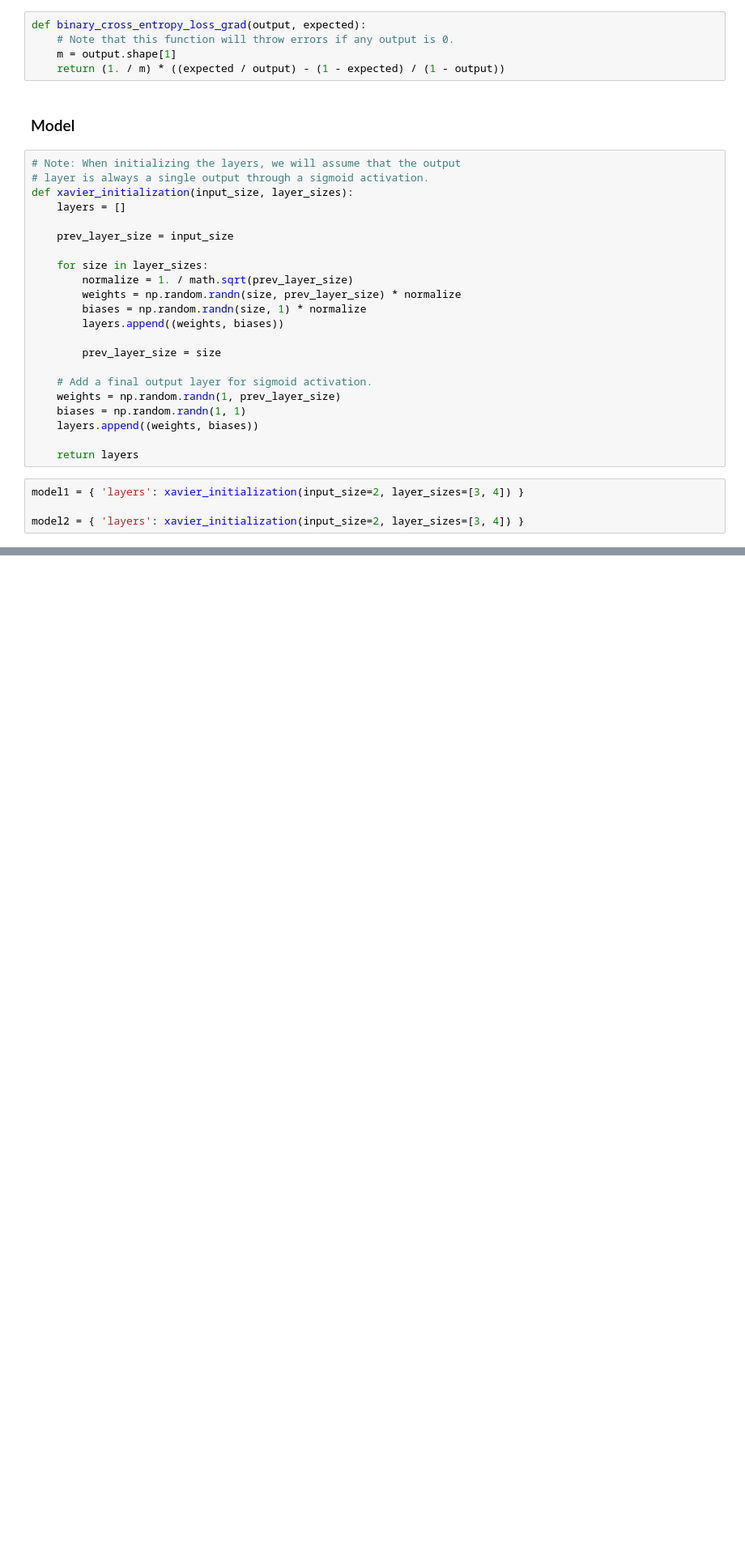
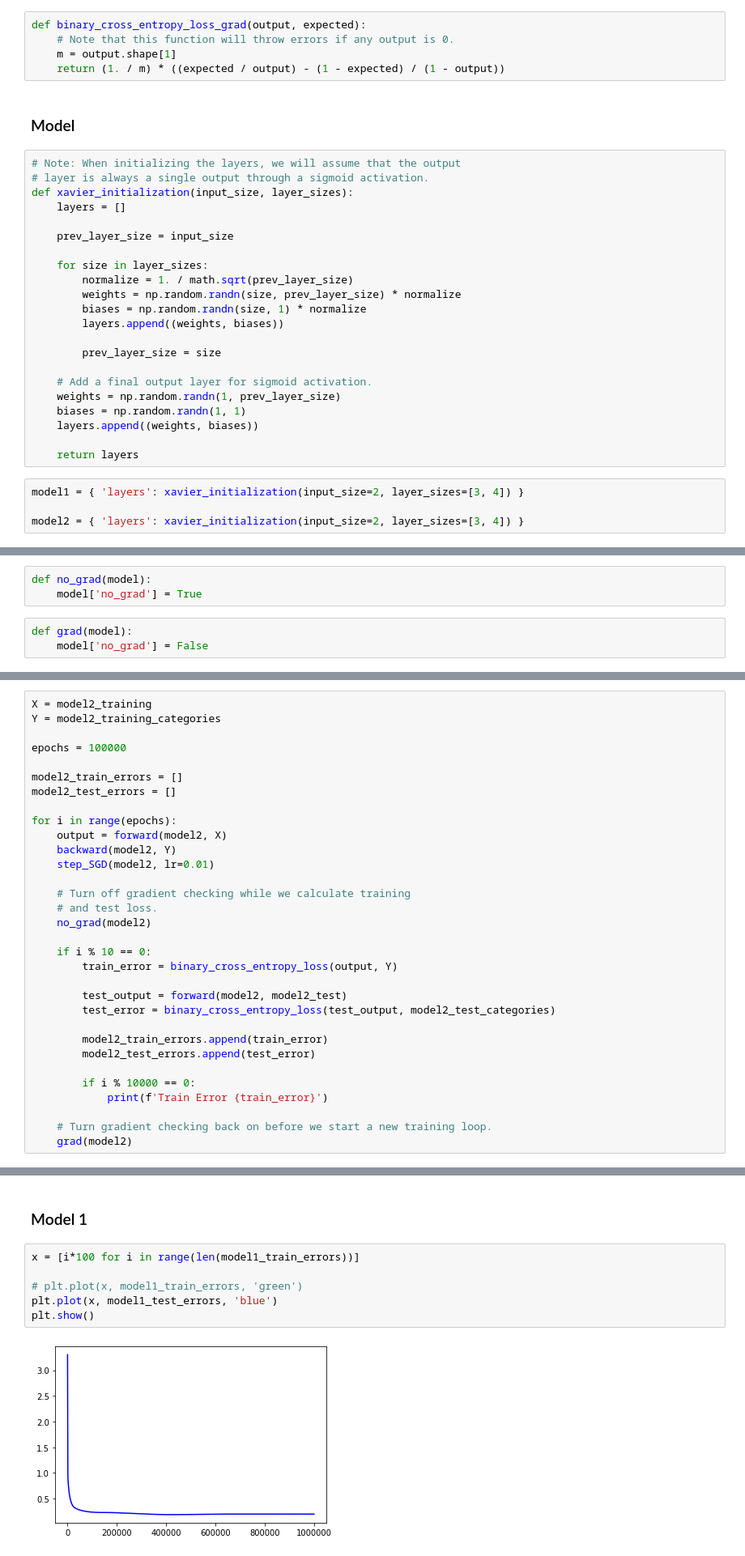
Before and after one commit to brenmcnamara/ML, a Jupyter notebook: projects/Back Propagation.ipynb, the cells around one changed output, grey strips where cells are left out. Shown at 81% size. Drawn from its saved outputs; the diff is of its cells as text; blank space fills up the shorter version.

Commit message:
Saving progress to back prop

```diff
--- a/projects/Back Propagation.ipynb
+++ b/projects/Back Propagation.ipynb
@@ -250,0 +267,6 @@ def backward(model, expected):
+# %%
+def no_grad(model):
+    model['no_grad'] = True
+# %%
+def grad(model):
+    model['no_grad'] = False
@@ -279,0 +356,32 @@ len(model1['layers']))
+# %%
+X = model2_training
+Y = model2_training_categories
+
+epochs = 100000
+
+model2_train_errors = []
+model2_test_errors = []
+
+for i in range(epochs):
+    output = forward(model2, X)
+    backward(model2, Y)
+    step_SGD(model2, lr=0.01)
+
+    # Turn off gradient checking while we calculate training
+    # and test loss.
+    no_grad(model2)
+
+    if i % 10 == 0:
+        train_error = binary_cross_entropy_loss(output, Y)
+
+        test_output = forward(model2, model2_test)
+        test_error = binary_cross_entropy_loss(test_output, model2_test_categories)
+
+        model2_train_errors.append(train_error)
+        model2_test_errors.append(test_error)
+
+        if i % 10000 == 0:
+            print(f'Train Error {train_error}')
+
+    # Turn gradient checking back on before we start a new training loop.
+    grad(model2)
@@ -279,0 +401,10 @@ len(model1['layers']))
+# %% [markdown]
+### Model 1
+# %%
+x = [i*100 for i in range(len(model1_train_errors))]
+
+# plt.plot(x, model1_train_errors, 'green')
+plt.plot(x, model1_test_errors, 'blue')
+plt.show()
+# %% [output]
+[figure, added]
```
Also changed, not shown: parts of 23 cells of this notebook.
